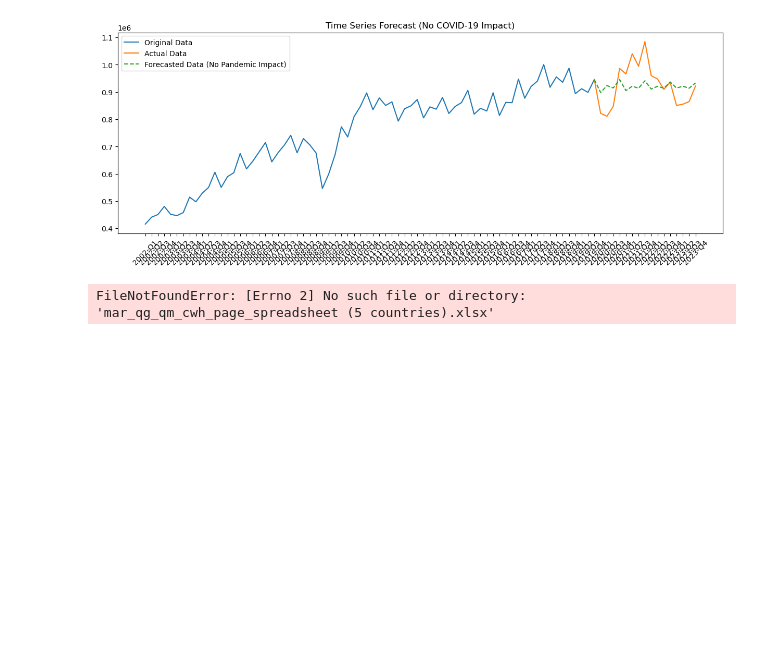
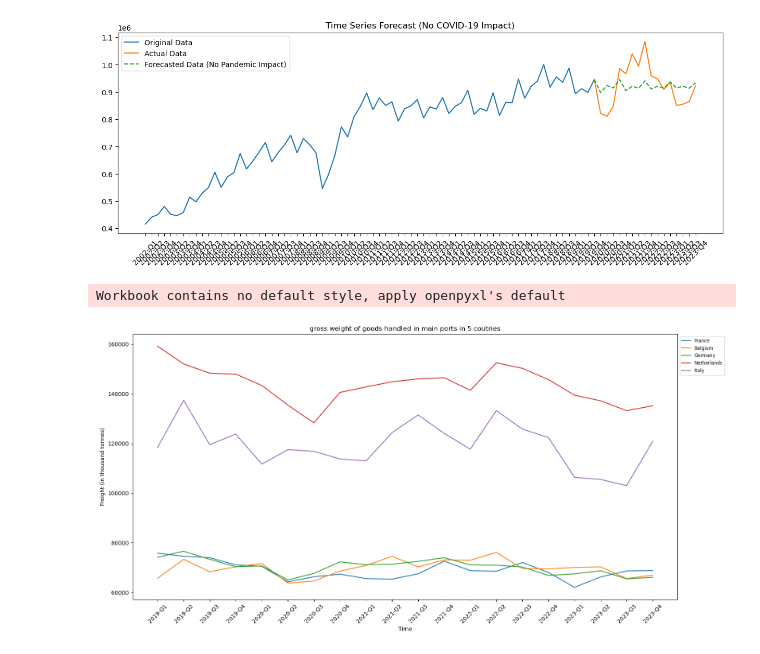
Before and after one commit to YJLinatTILTUD/TIL6022Group8, a Jupyter notebook: group assignment.ipynb, the cells around one changed output. Drawn from its saved outputs; the diff is of its cells as text; code cells hidden in the pictures; blank space fills up the shorter version.

```diff
--- a/group assignment.ipynb
+++ b/group assignment.ipynb
@@ -8,7 +8,7 @@ import numpy as np
 init_notebook_mode(connected=True)
 pio.renderers.default = "plotly_mimetype+notebook"
 # %%
-file_path = r"Allcoutries_Air_yearly_all.xlsx"
+file_path = r"data/air/Allcoutries_Air_yearly_all.xlsx"
 df = pd.read_excel(file_path, sheet_name='Sheet 1', skiprows=10, index_col=0)
 df.dropna(how='any', inplace=True)
 
@@ -83,7 +83,7 @@ plt.show()
 # %% [output]
 [figure]
 # %%
-file_path = r"avia_gooc_page_spreadsheet (5countries).xlsx"
+file_path = r"data/air/Air_yearly_5countries.xlsx"
 df_actual = pd.read_excel(file_path, sheet_name='Sheet 1', skiprows=10, index_col=0)
 df_actual.dropna(how='any', inplace=True)
 
@@ -157,7 +157,7 @@ df.loc[country].values
 array([826981, 876495, 916755, 991688, 1077874, 1066221, 1021941, 776205,
        1016347, 1033956, 1018874], dtype=object)
 # %%
-file_path = r"avia_goincc_page_spreadsheet.xlsx" # intra-EU
+file_path = r"data/air/IntraEU_Air_quarterly_all.xlsx" # intra-EU
 df_intraeu = pd.read_excel(file_path, sheet_name='Sheet 1', skiprows=9, index_col=0)
 df_intraeu.dropna(how='any', inplace=True)
 
@@ -340,37 +340,38 @@ plt.show()
 # %% [output]
 [figure]
 # %%
-file_path = r"mar_qg_qm_cwh_page_spreadsheet (5 countries).xlsx"
+file_path = r"data/port/Ports_quarterly_5coutries.xlsx"
 df_ship = pd.read_excel(file_path, sheet_name='Sheet 1', skiprows=7, index_col=0)
 df_ship.dropna(how='any', inplace=True)
 
 pd.set_option('display.max_columns', None)
 pd.set_option('display.width', None)
 
 df_ship.fillna(0, inplace=True)
 x = df_ship.columns
 y_labels = df_ship.index
 
 
 fig, ax = plt.subplots(figsize=(16, 8))
 
 
 for country in y_labels:
     y_values = df_ship.loc[country].values
     ax.plot(x, y_values, label=country)
 
 
 ax.set_title("gross weight of goods handled in main ports in 5 coutries")
 ax.set_xlabel("Time")
 ax.set_ylabel("Freight (in thousand tonnes)")
 
 
 plt.legend(loc='upper left', bbox_to_anchor=(1, 1), fontsize='small')
 plt.xticks(rotation=45)
 plt.tight_layout()
 plt.show()
 # %% [output]
-FileNotFoundError: [Errno 2] No such file or directory: 'mar_qg_qm_cwh_page_spreadsheet (5 countries).xlsx'
+Workbook contains no default style, apply openpyxl's default
+[figure, added]
 # %%
 time_series = df_ship.T.loc[:, 'Germany'] # Germany for example
 plt.figure(figsize=(15, 5))
```
Also changed, not shown: parts of 5 cells of this notebook, 1 other file.
